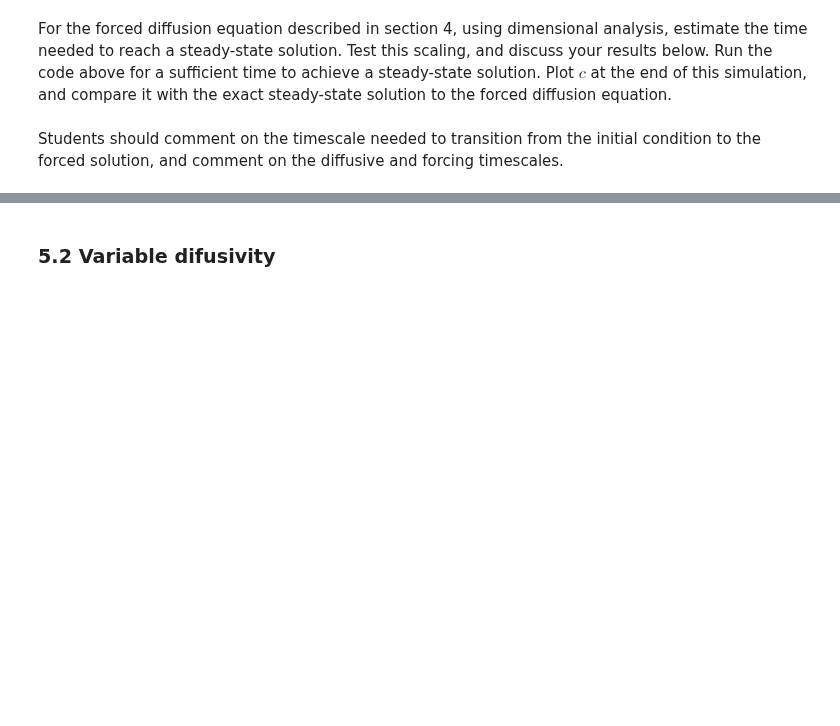
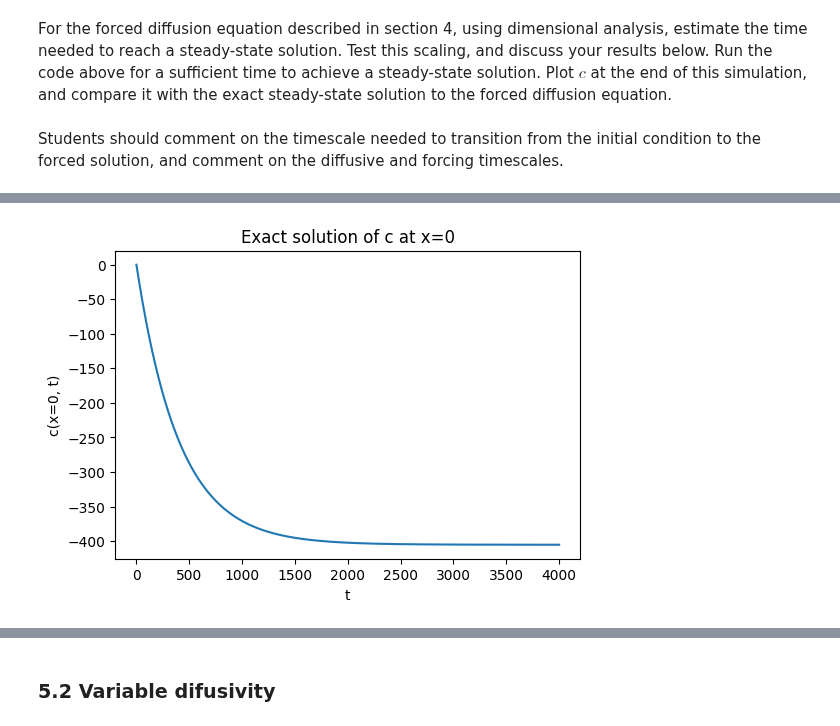
Before and after one commit to Zero-Rae/QCES123, a Jupyter notebook: project1_dedalus.ipynb, the cells around one changed output, grey strips where cells are left out. Saved outputs shown, nothing was run; the diff lists cells and outputs as text; code cells hidden in the pictures; blank space fills up the shorter version.

```diff
--- a/project1_dedalus.ipynb
+++ b/project1_dedalus.ipynb
@@ -437,3 +439,13 @@ Thus, the final steady-state solution is:
 $$
 c_s(x) = -\frac{L_x^2}{\kappa \pi^2} \cos\left(\frac{\pi x}{L_x}\right).
 $$
+# %%
+c_at_x0 = [c_snapshot[0] for c_snapshot in c_save]
+plt.figure(figsize=(6, 4))
+plt.plot(t_save, c_at_x0)
+plt.xlabel('t')
+plt.ylabel('c(x=0, t)')
+plt.title('Exact solution of c at x=0')
+plt.show()
+# %% [output]
+[figure, added]
```
Also changed, not shown: parts of 3 cells of this notebook.
